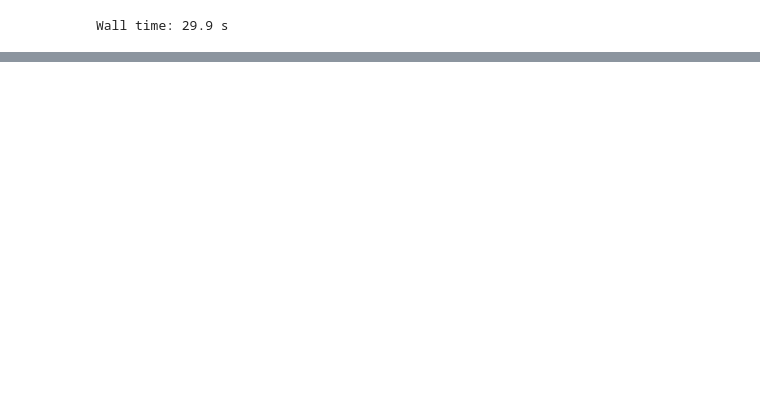
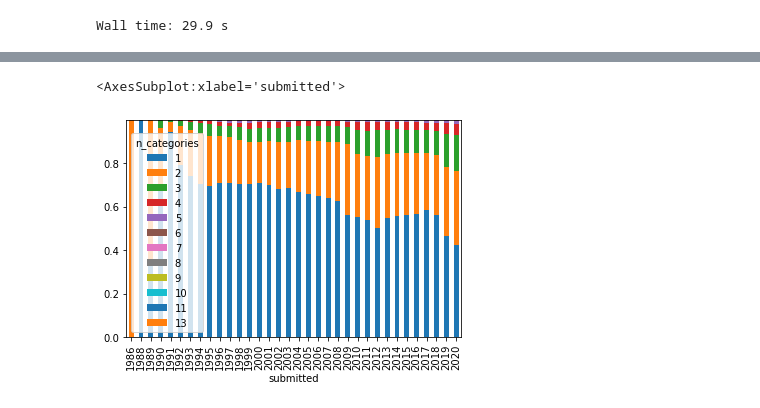
Before and after one commit to paniterka/arxiv-analysis, a Jupyter notebook: read_and_explore.ipynb, the cells around one changed output, grey strips where cells are left out. Saved outputs shown, nothing was run; the diff lists cells and outputs as text; code cells hidden in the pictures; blank space fills up the shorter version.

```diff
--- a/read_and_explore.ipynb
+++ b/read_and_explore.ipynb
@@ -297,0 +363,2 @@ Wall time: 29.9 s
+# %%
+arxiv.drop(index=[1680561],inplace=True)
@@ -297,0 +374,7 @@ Wall time: 29.9 s
+# %%
+def groupby_2d(array_to_gb, df):
+    return df.groupby(array_to_gb)['id'].count().unstack().fillna(0)
+# %%
+def normalize_by_rowsum(df):
+    df2 = df.divide(df.sum(axis=1), axis=0)
+    return df2
@@ -297,0 +383,4 @@ Wall time: 29.9 s
+# %%
+year_vs_ncat = groupby_2d([arxiv['submitted'].dt.year, arxiv['n_categories']],arxiv)
+
+year_vs_ncat2 = normalize_by_rowsum(year_vs_ncat)
@@ -297,0 +392,5 @@ Wall time: 29.9 s
+# %%
+year_vs_ncat2.plot.bar(stacked=True)
+# %% [output]
+<AxesSubplot:xlabel='submitted'>
+[figure, added]
```
Also changed, not shown: parts of 47 cells of this notebook.
